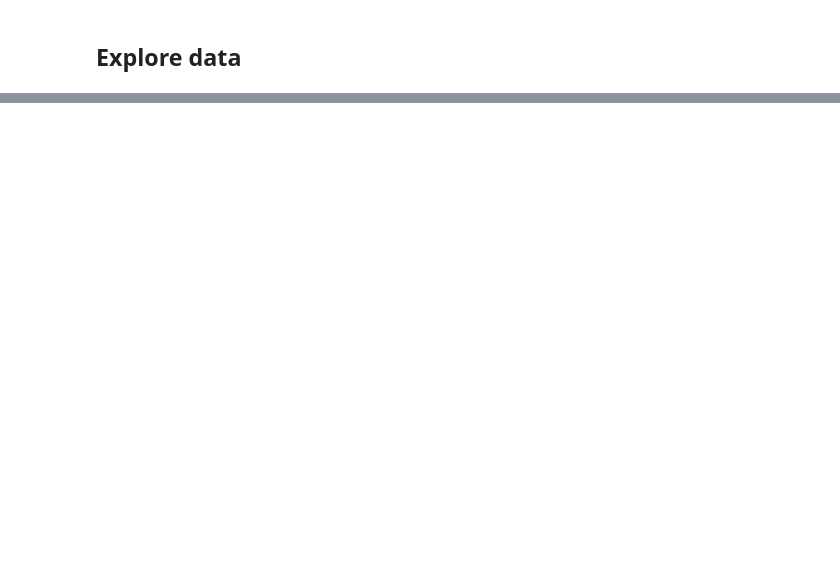
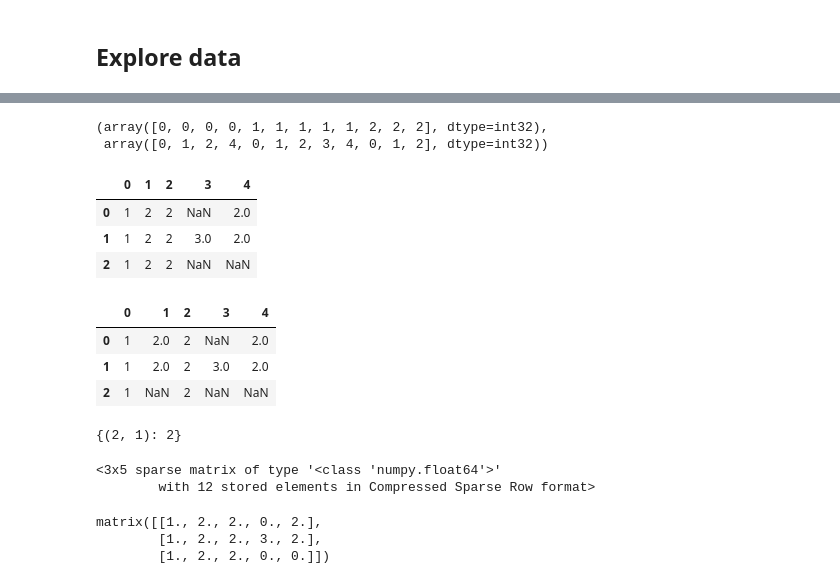
Before and after one commit to Fontanjo/SMA_Project, a Jupyter notebook: tester.ipynb, the cells around one changed output, grey strips where cells are left out. Saved outputs shown, nothing was run; the diff lists cells and outputs as text; code cells hidden in the pictures; blank space fills up the shorter version.

```diff
--- a/tester.ipynb
+++ b/tester.ipynb
@@ -119,0 +207,26 @@ plt.yscale('log')
+# %%
+m.nonzero()
+# %% [output]
+(array([0, 0, 0, 0, 1, 1, 1, 1, 1, 2, 2, 2], dtype=int32),
+ array([0, 1, 2, 4, 0, 1, 2, 3, 4, 0, 1, 2], dtype=int32))
+# %%
+test_m = pd.DataFrame([[1,2,2,None,2],[1,2,2,3,2],[1,2,2,None,None]])
+b, dic = prepare_test_data_dense(test_m, 0.1)
+# %%
+test_m
+# %% [output]
+|  | 0 | 1 | 2 | 3 | 4 |
+| 0 | 1 | 2 | 2 | NaN | 2.0 |
+| 1 | 1 | 2 | 2 | 3.0 | 2.0 |
+| 2 | 1 | 2 | 2 | NaN | NaN |
+# %%
+b
+# %% [output]
+|  | 0 | 1 | 2 | 3 | 4 |
+| 0 | 1 | 2.0 | 2 | NaN | 2.0 |
+| 1 | 1 | 2.0 | 2 | 3.0 | 2.0 |
+| 2 | 1 | NaN | 2 | NaN | NaN |
+# %%
+dic
+# %% [output]
+{(2, 1): 2}
@@ -119,0 +235,12 @@ plt.yscale('log')
+# %%
+sparse_m
+# %% [output]
+<3x5 sparse matrix of type '<class 'numpy.float64'>'
+        with 12 stored elements in Compressed Sparse Row format>
+# %%
+sparse_m.eliminate_zeros()
+sparse_m.todense()
+# %% [output]
+matrix([[1., 2., 2., 0., 2.],
+        [1., 2., 2., 3., 2.],
+        [1., 2., 2., 0., 0.]])
```
Also changed, not shown: parts of 31 cells of this notebook, 1 other file.
